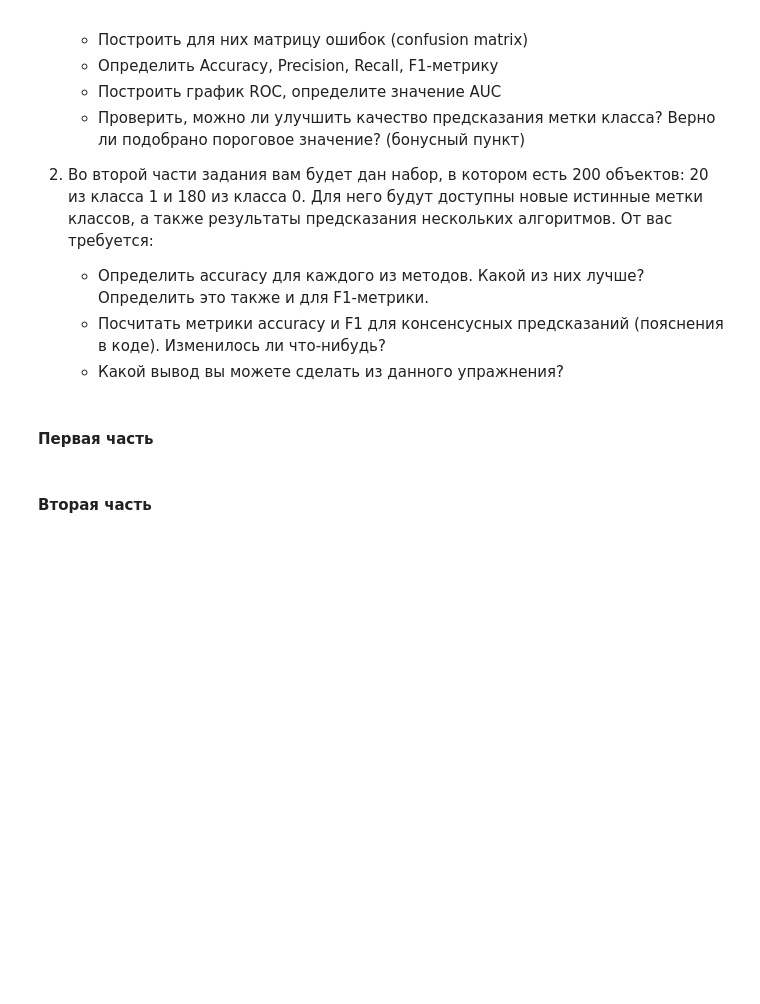
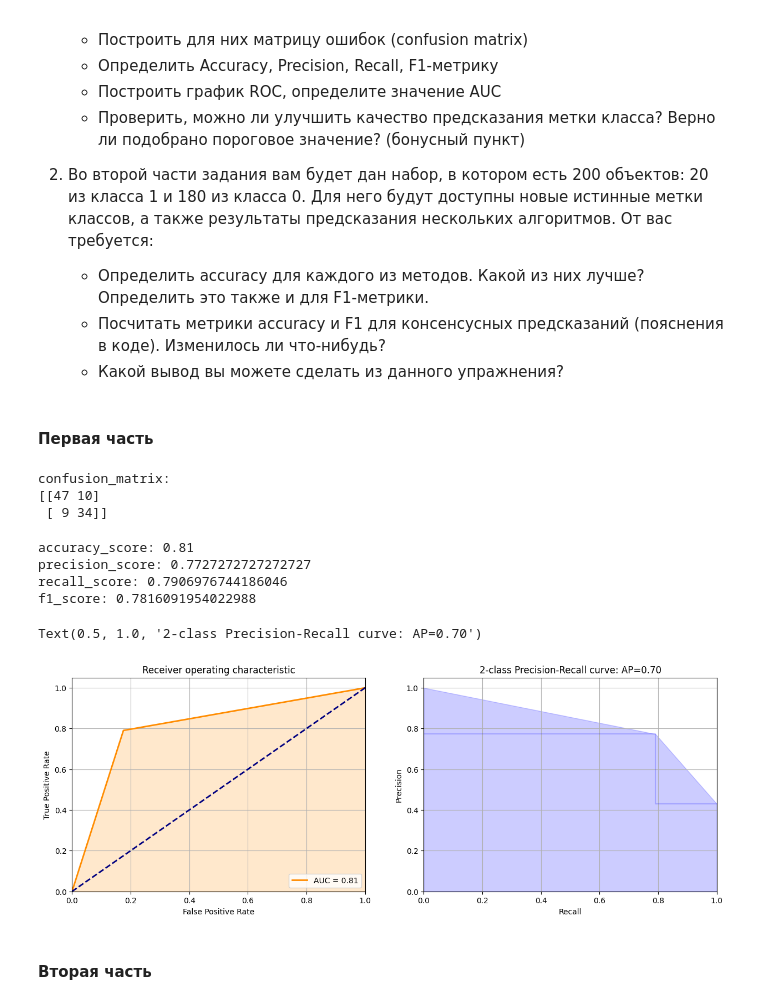
Before and after one commit to vovademar/MML, a Jupyter notebook: HW3/Вальдемар Сергеевич Медведев - Homework_3_data_processing_analysis_classification_regression.ipynb, the cells around one changed output. Drawn from its saved outputs; the diff is of its cells as text; code cells hidden in the pictures; blank space fills up the shorter version.

```diff
--- a/HW3/Вальдемар Сергеевич Медведев - Homework_3_data_processing_analysis_classification_regression.ipynb
+++ b/HW3/Вальдемар Сергеевич Медведев - Homework_3_data_processing_analysis_classification_regression.ipynb
@@ -100,6 +96,7 @@ Y_predicted = np.array([0.49393215, 0.64367043, 0.54248704, 0.49039486, 0.381289
             0.28618486, 0.3728367 , 0.05773275, 0.62322491, 0.50994131, 0.23885054, 0.47092325, 0.08454646,
             0.51835185, 0.83636658, 0.28671206, 0.60066934, 0.11861808, 0.64469448, 0.26046548, 0.16487223,
             0.52786164, 0.01809679, 0.74604603, 0.00422593])
+Y_predicted = np.around(Y_predicted)
 
 ## настоящие ответы - метки классов
 Y_true = np.array([1, 1, 0, 0, 0, 1, 1, 1, 0, 0, 1, 0, 0, 1, 0, 0, 0, 0, 1, 1, 1, 1,
@@ -109,11 +106,19 @@ Y_true = np.array([1, 1, 0, 0, 0, 1, 1, 1, 0, 0, 1, 0, 0, 1, 0, 0, 0, 0, 1, 1, 1
             0, 1, 0, 1, 0, 1, 0, 0, 0, 0, 1, 0], dtype=np.int64)
 # %%
 ## 1. Постройте матрицу ошибок -- confusion matrix
-## Тут должен быть ваш код
+print (f'confusion_matrix:\n{confusion_matrix(y_true= Y_true, y_pred=Y_predicted)}')
+# %% [output]
+confusion_matrix:
+[[47 10]
+ [ 9 34]]
 # %%
 ## 2. Определите Accuracy, Precision, Recall, F1-метрику
-#accuracy_score
-#precision_score
-#recall_score
-#f1_score
-## Тут должен быть ваш код
+print (f'accuracy_score: {accuracy_score(y_true=Y_true, y_pred=Y_predicted)}' )
+print(f'precision_score: {precision_score(Y_true, Y_predicted)}')
+print(f'recall_score: {recall_score(Y_true, Y_predicted)}')
+print (f'f1_score: {f1_score(y_true=Y_true, y_pred=Y_predicted)}')
+# %% [output]
+accuracy_score: 0.81
+precision_score: 0.7727272727272727
+recall_score: 0.7906976744186046
+f1_score: 0.7816091954022988
@@ -124,3 +125,35 @@ Y_true = np.array([1, 1, 0, 0, 0, 1, 1, 1, 0, 0, 1, 0, 0, 1, 0, 0, 0, 0, 1, 1, 1
+# %%
+## 3. Постройте график ROC, определите значение AUC
+from sklearn import metrics
+roc_auc = metrics.roc_auc_score(Y_predicted, Y_true)
+fpr, tpr, thresholds = metrics.roc_curve(Y_true, Y_predicted)
+
+_, axs = plt.subplots(ncols = 2, figsize = (15, 5))
+sns.lineplot(x=fpr, y=tpr, color='darkorange',
+             lw=2, label='AUC = %0.2f' % roc_auc, ax=axs[0])
+axs[0].fill_between(fpr, tpr, alpha=0.2, color='darkorange')
+axs[0].plot([0, 1], [0, 1], color='navy', lw=2, linestyle='--')
+axs[0].set_xlim([0.0, 1.0]); axs[0].set_ylim([0.0, 1.05])
+axs[0].set_xlabel('False Positive Rate'); axs[0].set_ylabel('True Positive Rate')
+axs[0].set_title('Receiver operating characteristic')
+axs[0].legend(loc="lower right")
+axs[0].grid()
+
+
+precision, recall, _ = metrics.precision_recall_curve(Y_true, Y_predicted)
+plt.step(recall, precision, color='b', alpha=0.2,
+         where='post')
+average_precision = metrics.average_precision_score(Y_true, Y_predicted)
+plt.fill_between(recall, precision, alpha=0.2, color='b')
+plt.xlabel('Recall')
+plt.ylabel('Precision')
+plt.ylim([0.0, 1.05])
+plt.xlim([0.0, 1.0]);plt.grid()
+plt.title('2-class Precision-Recall curve: AP={0:0.2f}'.format(
+          average_precision))
+# %% [output]
+Text(0.5, 1.0, '2-class Precision-Recall curve: AP=0.70')
+[figure, added]
 # %%
 ## * 4. Проверьте, можно ли улучшить качество предсказания метки класса? Верно ли подобрано пороговое значение?
 ## Тут должен быть ваш код
```
Also changed, not shown: parts of 5 cells of this notebook.
